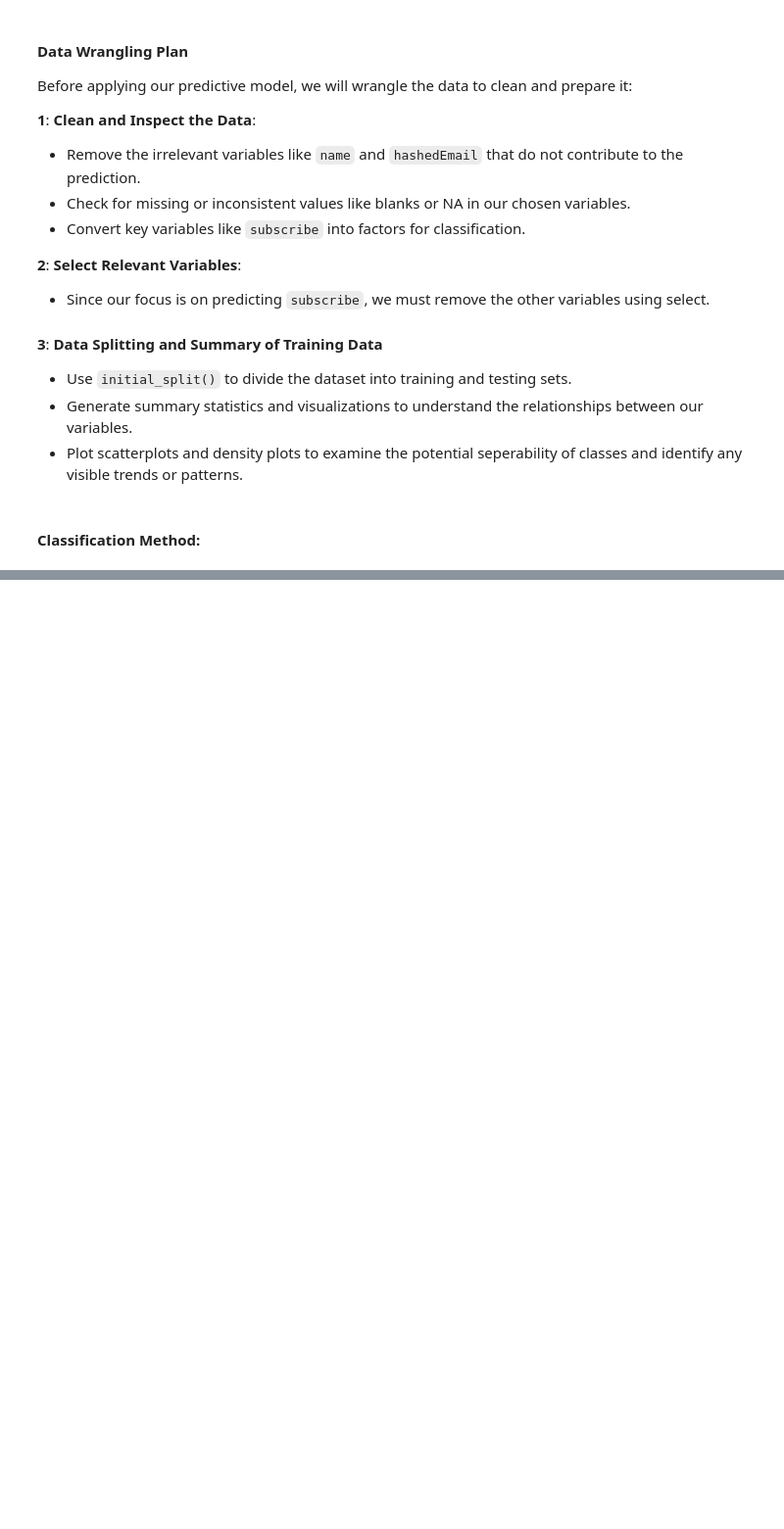
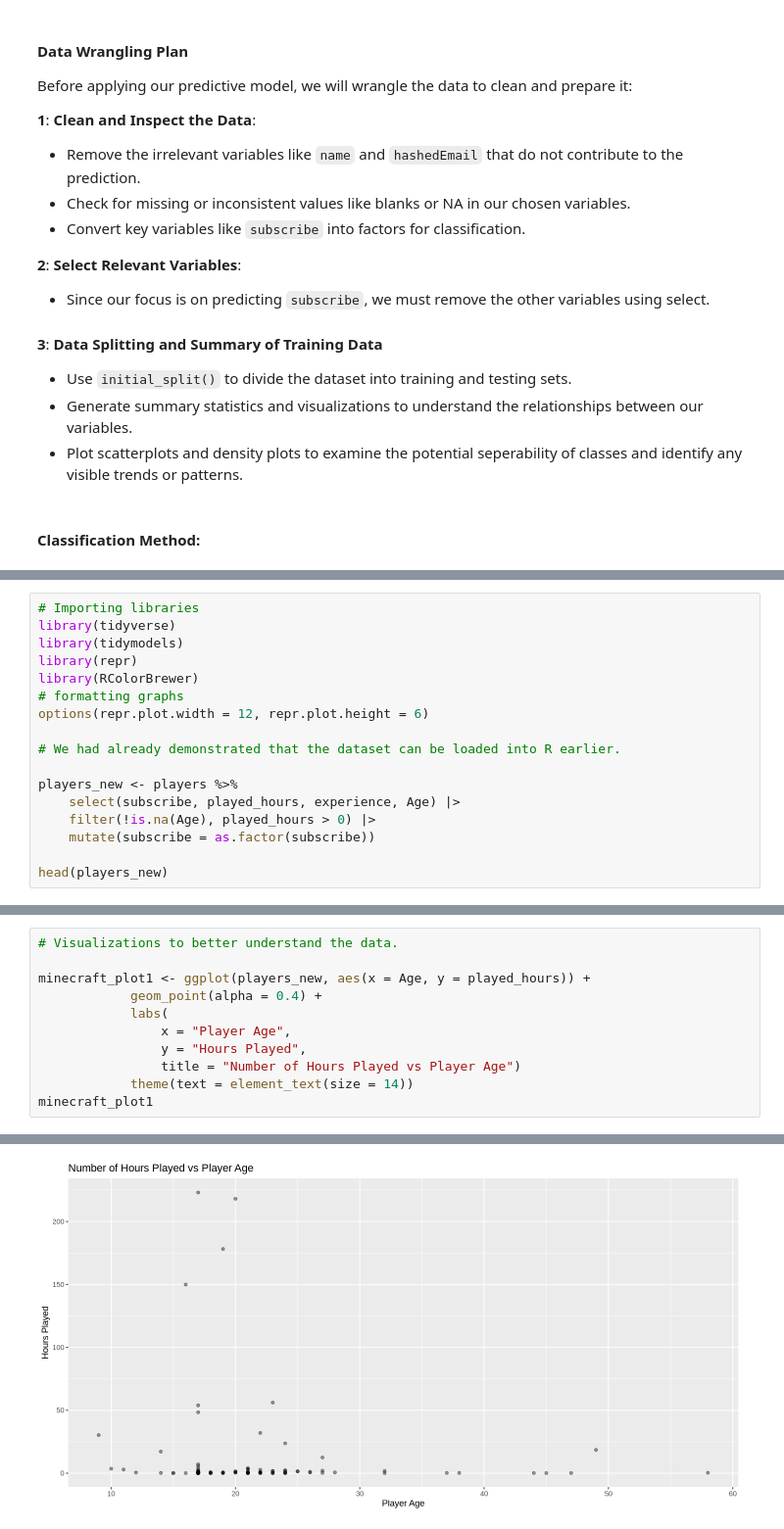
Before and after one commit to AjayAntonio77/DSCI-100-Final-Project, a Jupyter notebook: Individual Project Proposal.ipynb, the cells around one changed output, grey strips where cells are left out. Shown at 98% size. Saved outputs shown, nothing was run; the diff lists cells and outputs as text; blank space fills up the shorter version.

```diff
--- a/Individual Project Proposal.ipynb
+++ b/Individual Project Proposal.ipynb
@@ -150,0 +152,17 @@ The method that I have chosen to address our question of interest
+# %%
+# Importing libraries
+library(tidyverse)
+library(tidymodels)
+library(repr)
+library(RColorBrewer)
+# formatting graphs
+options(repr.plot.width = 12, repr.plot.height = 6)
+
+# We had already demonstrated that the dataset can be loaded into R earlier.
+
+players_new <- players %>%
+    select(subscribe, played_hours, experience, Age) |>
+    filter(!is.na(Age), played_hours > 0) |>
+    mutate(subscribe = as.factor(subscribe))
+
+head(players_new)
@@ -150,0 +194,12 @@ The method that I have chosen to address our question of interest
+# %%
+# Visualizations to better understand the data.
+
+minecraft_plot1 <- ggplot(players_new, aes(x = Age, y = played_hours)) +
+            geom_point(alpha = 0.4) +
+            labs(
+                x = "Player Age",
+                y = "Hours Played",
+                title = "Number of Hours Played vs Player Age")
+            theme(text = element_text(size = 14))
+minecraft_plot1
+# %% [output]
@@ -150,0 +223 @@ The method that I have chosen to address our question of interest
+[figure, added]
```
Also changed, not shown: parts of 11 cells of this notebook.
